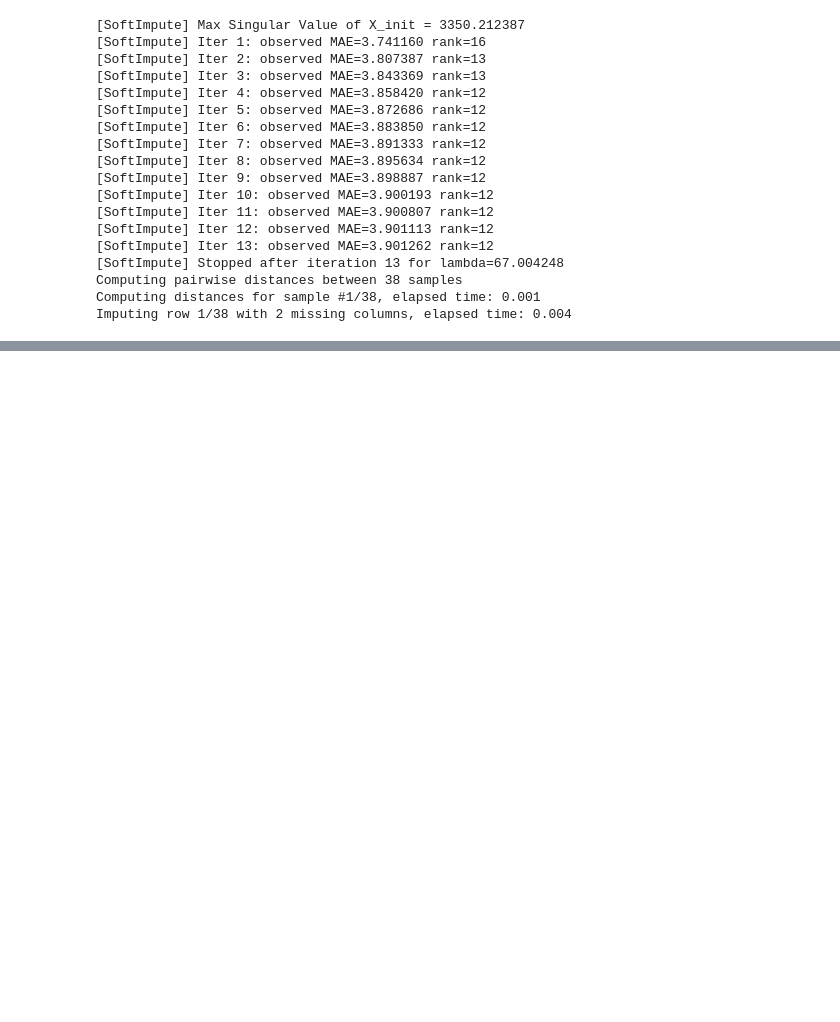
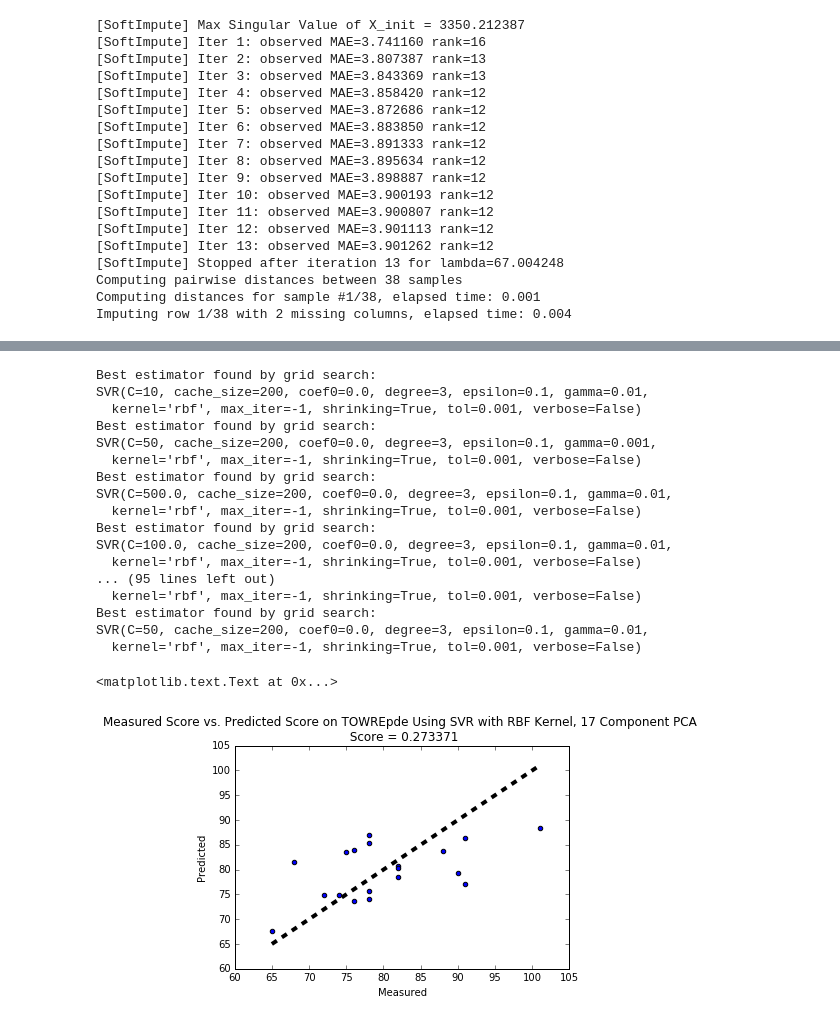
Before and after one commit to vickiew/START, a Jupyter notebook: STARTstudy.ipynb, the cells around one changed output, grey strips where cells are left out. Cells and saved outputs as stored; diff of their text form; code cells hidden in the pictures; blank space fills up the shorter version.

```diff
--- a/STARTstudy.ipynb
+++ b/STARTstudy.ipynb
@@ -396,0 +393,48 @@ ax.set_title('Measured Score vs. Predicted Score on TOWREpde Using SVR with RBF
+# %%
+for n_components in range(2,39):
+    pca = RandomizedPCA(n_components = n_components).fit(B_train)
+
+    B_train_pca = pca.transform(B_train)
+    B_test_pca = pca.transform(B_test)
+
+    param_grid = {'C': [10, 50, 1e2, 5e2, 1e3, 5e3, 1e4, 5e4, 1e5],
+              'gamma': [0.0001, 0.0005, 0.001, 0.005, 0.01, 0.1], }
+    clf = GridSearchCV(SVR(kernel='rbf'),param_grid)
+    clf = clf.fit(B_train_pca, np.ravel(y_train))
+    print("Best estimator found by grid search:")
+    print(clf.best_estimator_)
+
+    y_pred = clf.predict(B_test_pca)
+    score = clf.score(B_test_pca,np.ravel(y_test))
+
+    if(score > currbestscore):
+        y_currbestpred = y_pred
+        currbestscore = score
+        currbestnumcomp = n_components
+
+fig, ax = plt.subplots()
+ax.scatter(y_test, y_currbestpred)
+ax.plot([y_test.min(), y_test.max()], [y_test.min(), y_test.max()], 'k--', lw=4)
+ax.set_xlabel('Measured')
+ax.set_ylabel('Predicted')
+ax.set_title('Measured Score vs. Predicted Score on TOWREpde Using SVR with RBF Kernel, %d Component PCA \n Score = %f' % (currbestnumcomp, currbestscore))
+# %% [output]
+Best estimator found by grid search:
+SVR(C=10, cache_size=200, coef0=0.0, degree=3, epsilon=0.1, gamma=0.01,
+  kernel='rbf', max_iter=-1, shrinking=True, tol=0.001, verbose=False)
+Best estimator found by grid search:
+SVR(C=50, cache_size=200, coef0=0.0, degree=3, epsilon=0.1, gamma=0.001,
+  kernel='rbf', max_iter=-1, shrinking=True, tol=0.001, verbose=False)
+Best estimator found by grid search:
+SVR(C=500.0, cache_size=200, coef0=0.0, degree=3, epsilon=0.1, gamma=0.01,
+  kernel='rbf', max_iter=-1, shrinking=True, tol=0.001, verbose=False)
+Best estimator found by grid search:
+SVR(C=100.0, cache_size=200, coef0=0.0, degree=3, epsilon=0.1, gamma=0.01,
+  kernel='rbf', max_iter=-1, shrinking=True, tol=0.001, verbose=False)
+... (95 lines left out)
+  kernel='rbf', max_iter=-1, shrinking=True, tol=0.001, verbose=False)
+Best estimator found by grid search:
+SVR(C=50, cache_size=200, coef0=0.0, degree=3, epsilon=0.1, gamma=0.01,
+  kernel='rbf', max_iter=-1, shrinking=True, tol=0.001, verbose=False)
+<matplotlib.text.Text at 0x...>
+[figure, added]
```
Also changed, not shown: parts of 12 cells of this notebook.
